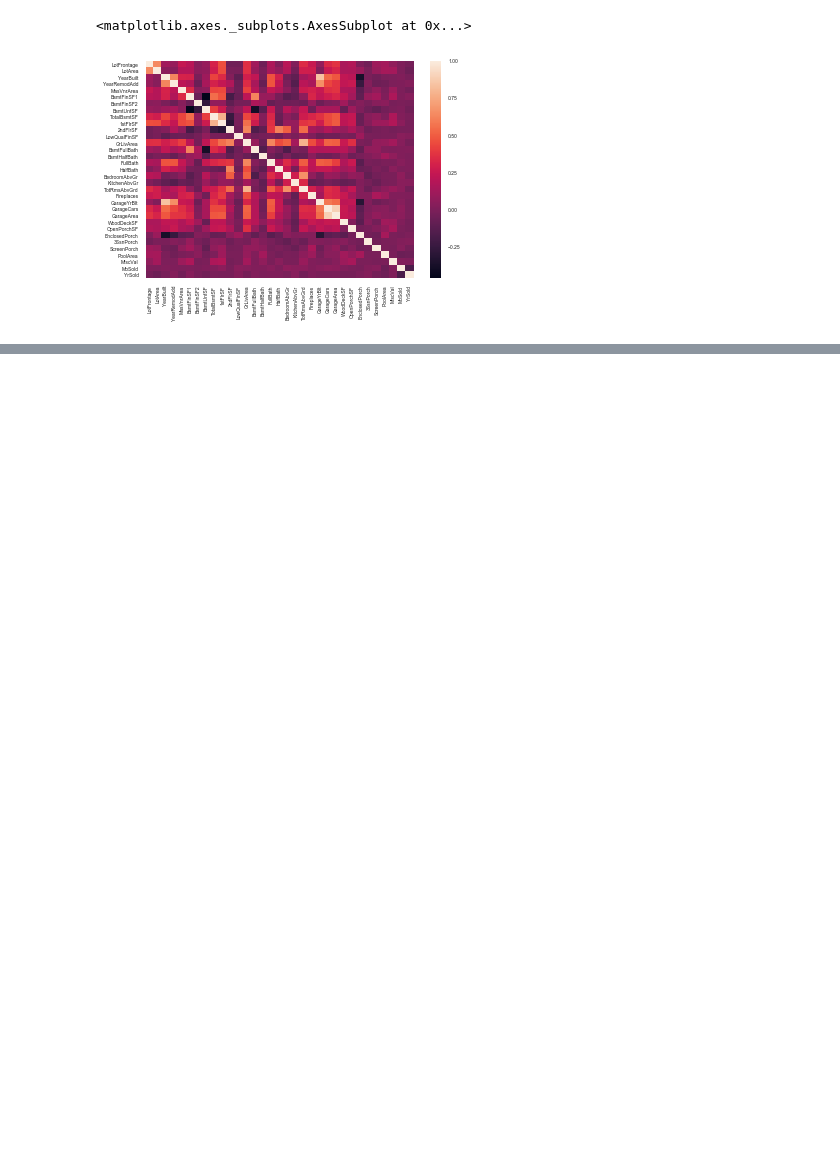
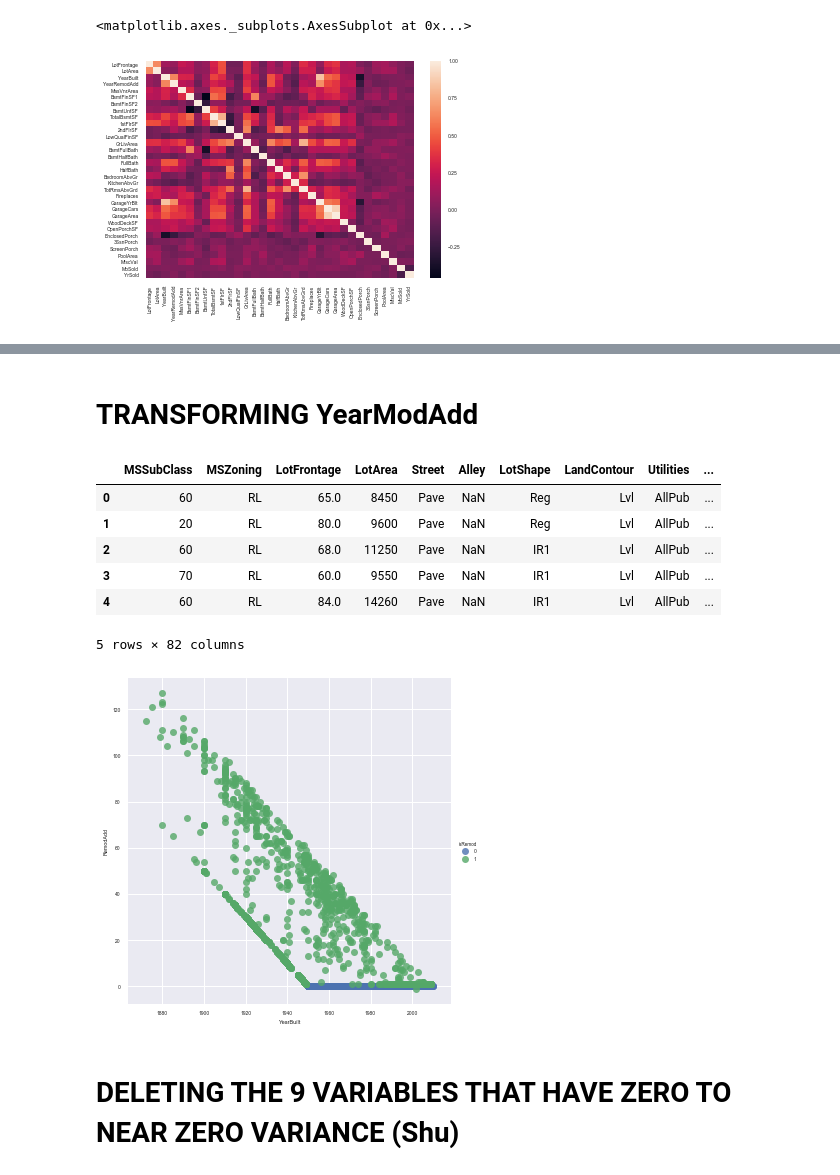
Before and after one commit to reflexiveprophecy/Kaggle_Predict_Ames_Iowa_Housing_Prices, a Jupyter notebook: ML_Project_KM.ipynb, the cells around one changed output, grey strips where cells are left out. Cells and saved outputs as stored; diff of their text form; code cells hidden in the pictures; blank space fills up the shorter version.

```diff
--- a/ML_Project_KM.ipynb
+++ b/ML_Project_KM.ipynb
@@ -229,0 +326,27 @@ sns.heatmap(corr_numtest)
+# %% [markdown]
+# TRANSFORMING YearModAdd
+# %%
+# New var isRemod: 0 if year remodelled is the same as year built, 1 otherwise
+house_full['isRemod'] = [0 if x == True else 1 for x in house_full.YearRemodAdd == house_full.YearBuilt]
+
+# New var RemodAdd: YearRemodAdd - YearBuilt: How many years later was hosue remodeled?
+house_full['RemodAdd'] = house_full.YearRemodAdd - house_full.YearBuilt
+
+# Delete YearRemodAdd variable
+del house_full['YearRemodAdd']
+
+# Plot YearBuilt against RemodAdd
+sns.lmplot(x = 'YearBuilt', y = 'RemodAdd', data = house_full, fit_reg = False, hue = 'isRemod')
+
+house_full.head()
+# %% [output]
+|  | MSSubClass | MSZoning | LotFrontage | LotArea | Street | Alley | LotShape | LandContour | Utilities | ... |
+| 0 | 60 | RL | 65.0 | 8450 | Pave | NaN | Reg | Lvl | AllPub | ... |
+| 1 | 20 | RL | 80.0 | 9600 | Pave | NaN | Reg | Lvl | AllPub | ... |
+| 2 | 60 | RL | 68.0 | 11250 | Pave | NaN | IR1 | Lvl | AllPub | ... |
+| 3 | 70 | RL | 60.0 | 9550 | Pave | NaN | IR1 | Lvl | AllPub | ... |
+| 4 | 60 | RL | 84.0 | 14260 | Pave | NaN | IR1 | Lvl | AllPub | ... |
+5 rows × 82 columns
+[figure, added]
+# %% [markdown]
+# DELETING THE 9 VARIABLES THAT HAVE ZERO TO NEAR ZERO VARIANCE (Shu)
```
Also changed, not shown: parts of 16 cells of this notebook.
